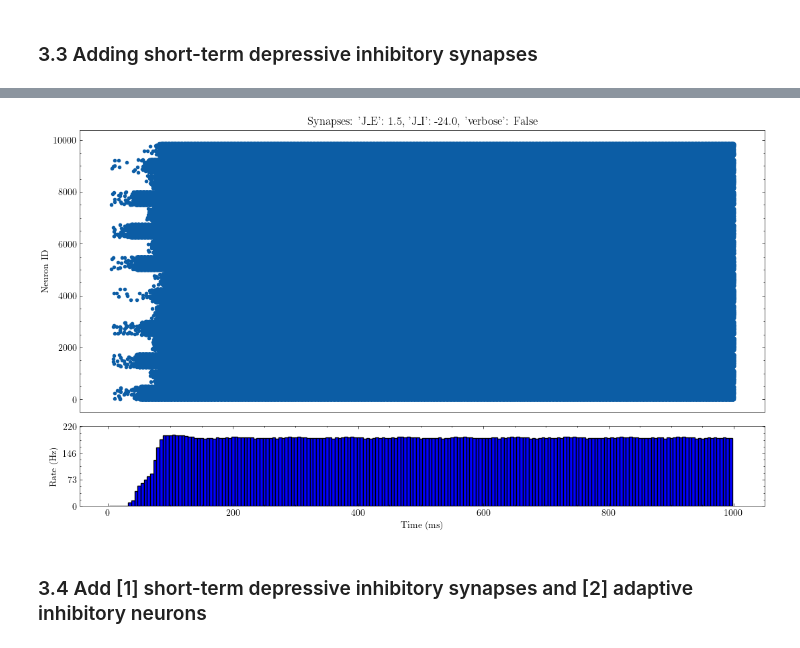
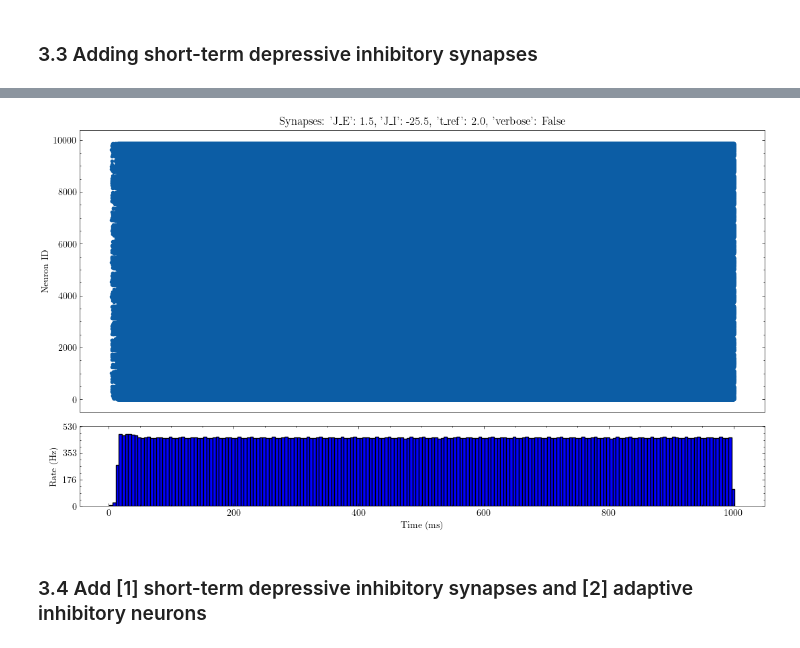
Before and after one commit to hanng00/KEX-project, a Jupyter notebook: kex_project/Part 2c : Building the modular network.ipynb, the cells around one changed output, grey strips where cells are left out. Cells and saved outputs as stored; diff of their text form; code cells hidden in the pictures.

```diff
--- a/kex_project/Part 2c : Building the modular network.ipynb
+++ b/kex_project/Part 2c : Building the modular network.ipynb
@@ -384,7 +324,7 @@ Apr 19 20:35:06 SimulationManager::run [Info]:
 from kex_project.classes.hmn_depressive import HMNDepressive
 
 nest.ResetKernel()
-STIMULATION_SCHEME = get_all_but_sharp_stimulation(stop=100, rate_hz=0)
+STIMULATION_SCHEME = get_all_but_sharp_stimulation(stop=100, rate_hz=2)
 # STIMULATION_SCHEME = get_few_but_wide_stimulation(stop=200, rate_hz=5)
 
 #####################
@@ -393,7 +333,8 @@ strength = 3
 
 params_1 = {
     "J_E": 0.5 * strength,
-    "J_I": -8.0 * strength,
+    "J_I": -8.5 * strength,
+    "t_ref": 2.0,
     "verbose": False,
 }
 noise_config = {
@@ -437,5 +378,5 @@ Apr 19 21:01:48 SimulationManager::run [Info]:
     Simulation finished.
-[figure, old version]
+[figure, new version]
 # %% [markdown]
 ### 3.4 Add [1] short-term depressive inhibitory synapses and [2] adaptive inhibitory neurons
 # %%
```
Also changed, not shown: parts of 9 cells of this notebook, 21 other files.
